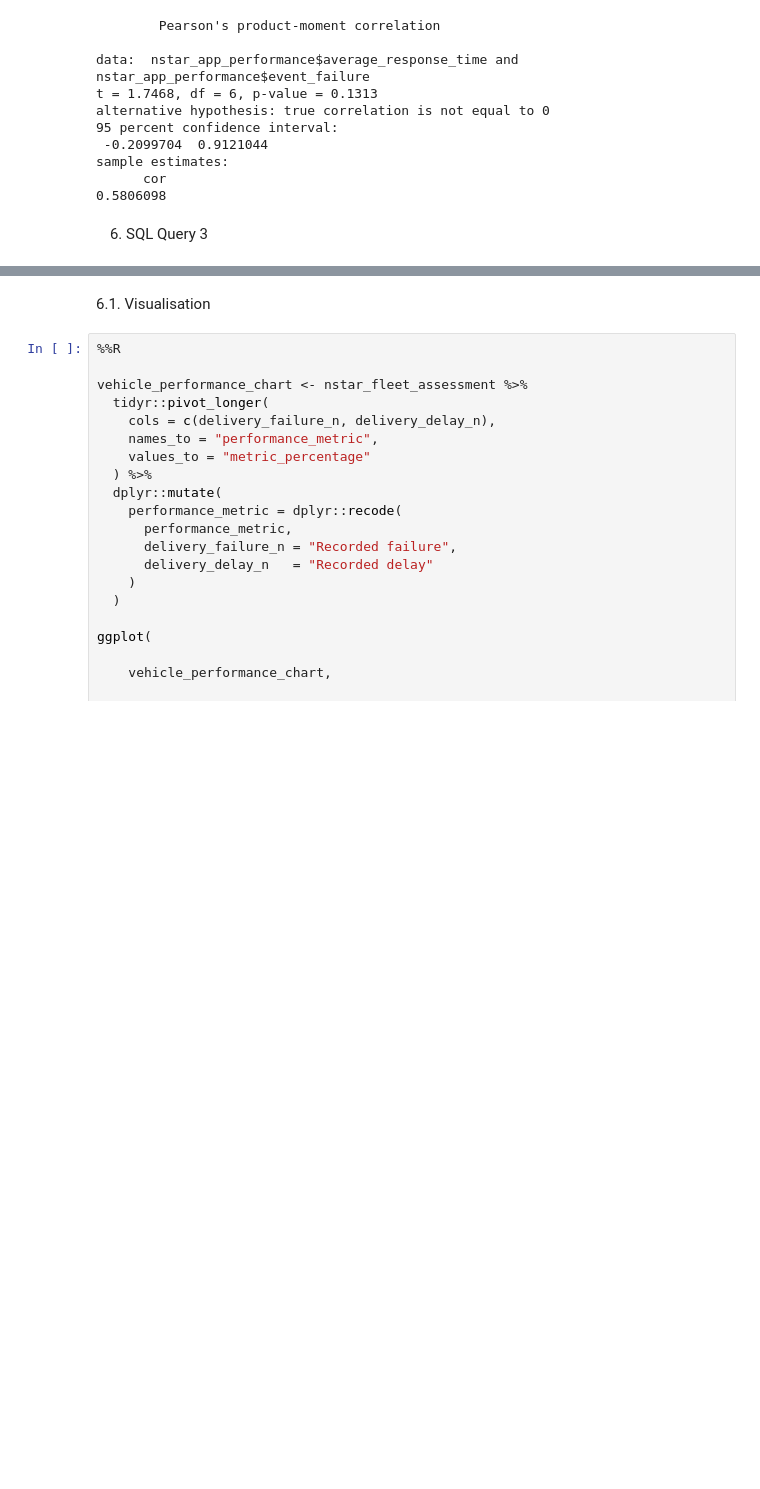
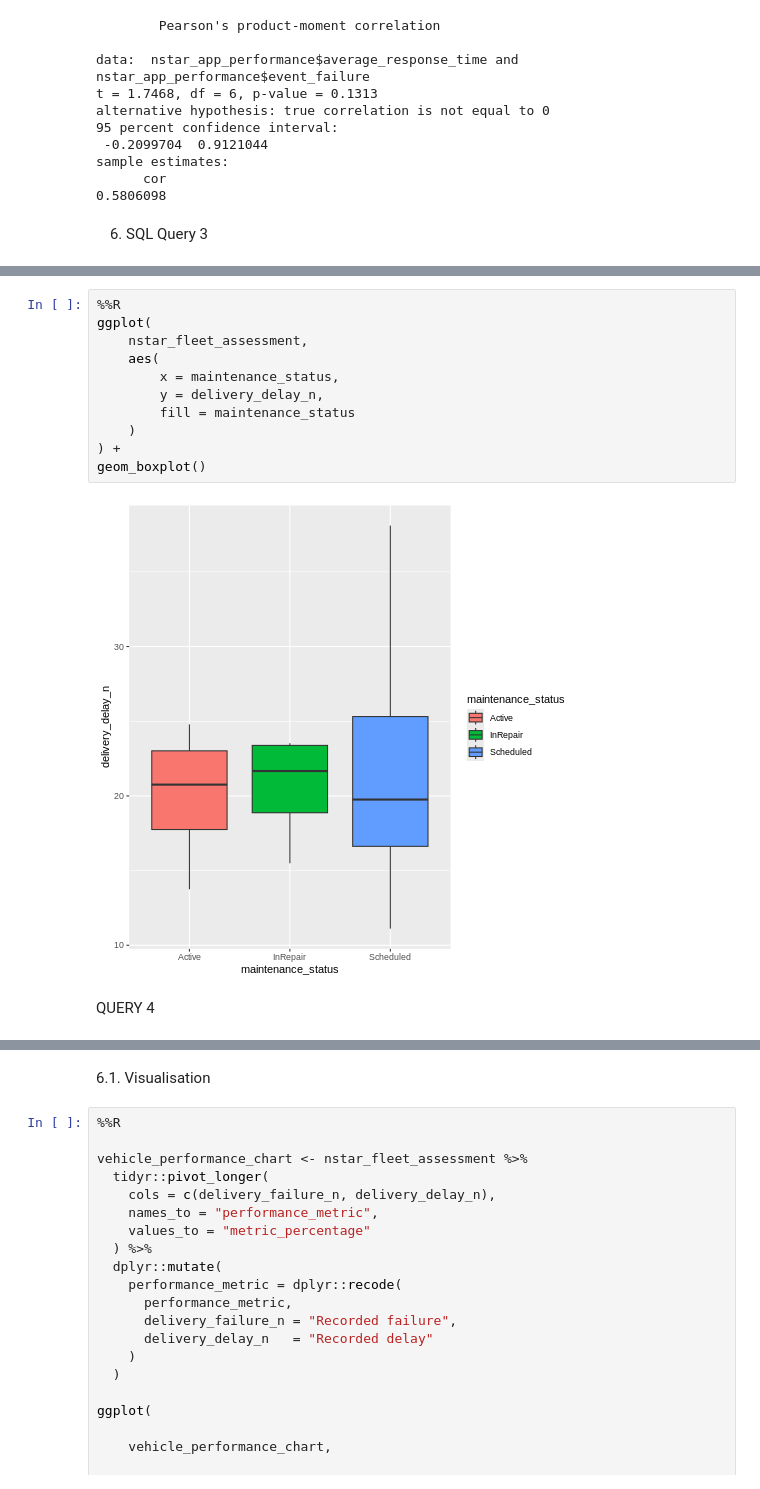
Before and after one commit to hobbsandbobs-dotcom/Analytics-Coursework, a Jupyter notebook: 3_SQL_and_R_analytics.ipynb, the cells around one changed output, grey strips where cells are left out. Cells and saved outputs as stored; diff of their text form; blank space fills up the shorter version.

```diff
--- a/3_SQL_and_R_analytics.ipynb
+++ b/3_SQL_and_R_analytics.ipynb
@@ -428,0 +442,15 @@ nstar_fleet_assessment
+# %%
+%%R
+ggplot(
+    nstar_fleet_assessment,
+    aes(
+        x = maintenance_status,
+        y = delivery_delay_n,
+        fill = maintenance_status
+    )
+) +
+geom_boxplot()
+# %% [output]
+[figure, added]
+# %% [markdown]
+QUERY 4
```
Also changed, not shown: parts of 15 cells of this notebook.
